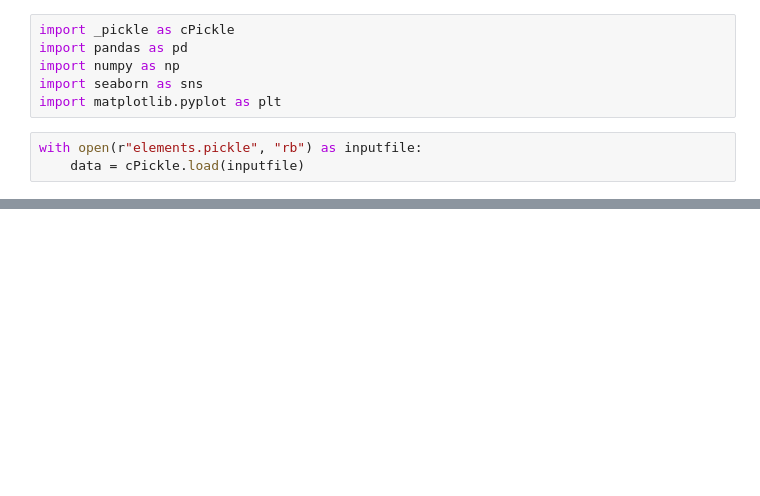
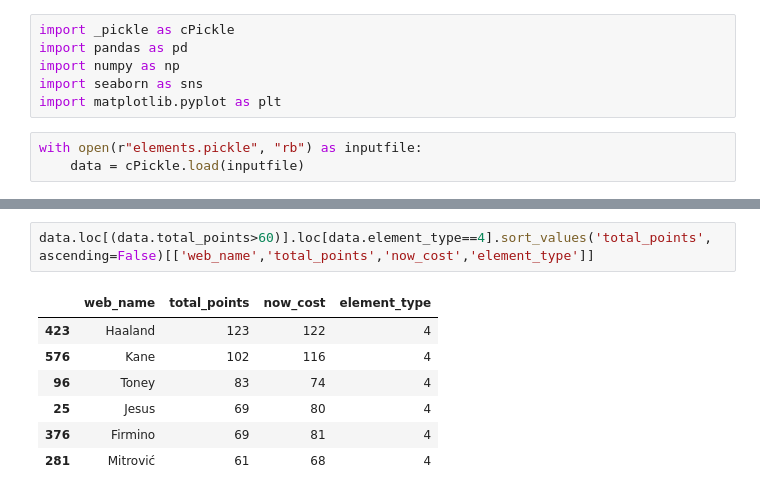
Before and after one commit to AstroLebs/LHL_Final_Project, a Jupyter notebook: src/EDA.ipynb, the cells around one changed output, grey strips where cells are left out. Saved outputs shown, nothing was run; the diff lists cells and outputs as text; blank space fills up the shorter version.

```diff
--- a/src/EDA.ipynb
+++ b/src/EDA.ipynb
@@ -58,0 +35,10 @@ for idx,table in enumerate(df):
+# %%
+data.loc[(data.total_points>60)].loc[data.element_type==4].sort_values('total_points', ascending=False)[['web_name','total_points','now_cost','element_type']]
+# %% [output]
+|  | web_name | total_points | now_cost | element_type |
+| 423 | Haaland | 123 | 122 | 4 |
+| 576 | Kane | 102 | 116 | 4 |
+| 96 | Toney | 83 | 74 | 4 |
+| 25 | Jesus | 69 | 80 | 4 |
+| 376 | Firmino | 69 | 81 | 4 |
+| 281 | Mitrović | 61 | 68 | 4 |
```
Also changed, not shown: parts of 5 cells of this notebook, 10 other files.
